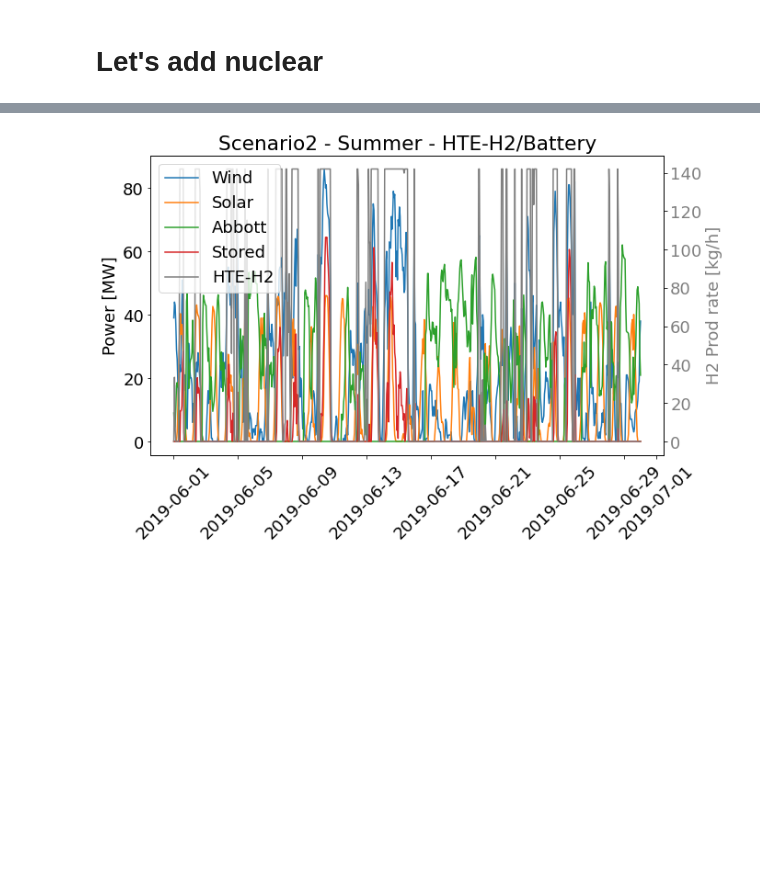
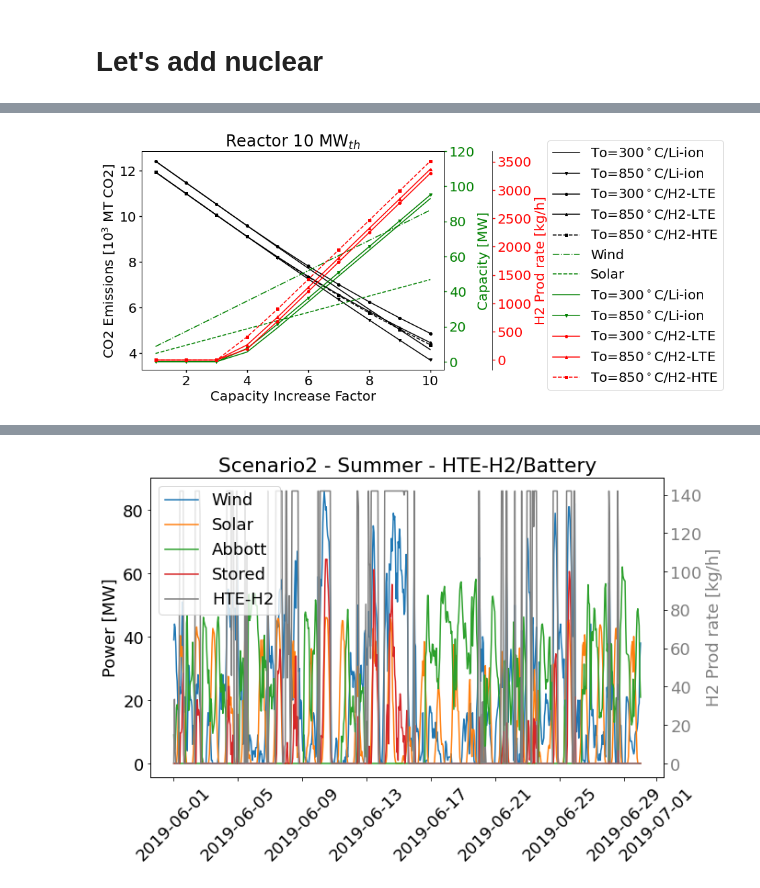
Before and after one commit to robfairh/uiuc-grid, a Jupyter notebook: alternative-summer.ipynb, the cells around one changed output, grey strips where cells are left out. Saved outputs shown, nothing was run; the diff lists cells and outputs as text; code cells hidden in the pictures; blank space fills up the shorter version.

```diff
--- a/alternative-summer.ipynb
+++ b/alternative-summer.ipynb
@@ -681,0 +726,53 @@ plt.savefig('report/scenario2-summerB', dpi=300, bbox_inches="tight")
+# %%
+fig, host = plt.subplots()
+fig.subplots_adjust(right=0.75)
+
+par1 = host.twinx()
+par2 = host.twinx()
+
+par2.spines["right"].set_position(("axes", 1.16))
+par2.spines["right"].set_visible(True)
+
+msize = 4
+
+p1, = host.plot(np.arange(1, 11), r1_battery1_co2, 'k-', label=r'To=300$^\circ$C/Li-ion')
+p2, = host.plot(np.arange(1, 11), r1_battery2_co2, 'k', marker='v', markersize=msize, label=r'To=850$^\circ$C/Li-ion')
+
+p3, = host.plot(np.arange(1, 11), r1_lte1_co2, 'k', marker='o', markersize=msize, label=r'To=300$^\circ$C/H2-LTE')
+p4, = host.plot(np.arange(1, 11), r1_lte2_co2, 'k', marker='^', markersize=msize, label=r'To=850$^\circ$C/H2-LTE')
+p5, = host.plot(np.arange(1, 11), r1_hte_co2, 'k--', marker='s', markersize=msize, label=r'To=850$^\circ$C/H2-HTE')
+
+p6, = par1.plot(np.arange(1, 11), wind_cap, "g-.", label="Wind")
+p7, = par1.plot(np.arange(1, 11), solar_cap, "g--", label="Solar")
+p8, = par1.plot(np.arange(1, 11), r1_battery_cap1, "g-", label=r'To=300$^\circ$C/Li-ion')
+p9, = par1.plot(np.arange(1, 11), r1_battery_cap2, "g", marker='v', markersize=msize, label=r'To=850$^\circ$C/Li-ion')
+
+p10, = par2.plot(np.arange(1, 11), r1_hydrogen_rate1, "r", marker='o', markersize=msize, label=r'To=300$^\circ$C/H2-LTE')
+p11, = par2.plot(np.arange(1, 11), r1_hydrogen_rate2, "r", marker='^', markersize=msize, label=r'To=850$^\circ$C/H2-LTE')
+p12, = par2.plot(np.arange(1, 11), r1_hydrogen_rate3, "r--", marker='s', markersize=msize, label=r'To=850$^\circ$C/H2-HTE')
+
+host.set_ylabel(r'CO2 Emissions [10$^3$ MT CO2]')
+host.set_xlabel('Capacity Increase Factor')
+par1.set_ylabel('Capacity [MW]')
+par2.set_ylabel('H2 Prod rate [kg/h]')
+
+par1.set_ylim(top=120)
+
+host.yaxis.label.set_color(p1.get_color())
+par1.yaxis.label.set_color(p6.get_color())
+par2.yaxis.label.set_color(p10.get_color())
+
+tkw = dict(size=4, width=1.4)
+host.tick_params(axis='y', colors=p1.get_color(), **tkw)
+par1.tick_params(axis='y', colors=p6.get_color(), **tkw)
+par2.tick_params(axis='y', colors=p10.get_color(), **tkw)
+host.tick_params(axis='x', **tkw)
+
+lines = [p1, p2, p3, p4, p5, p6, p7, p8, p9, p10, p11, p12]
+
+host.legend(lines, [l.get_label() for l in lines], loc='upper left', bbox_to_anchor=(1.32, 1.08))
+plt.title(r'Reactor 10 MW$_{th}$')
+# plt.savefig('scenario2-10-summer-emissions', dpi=300, bbox_inches="tight")
+plt.show()
+# %% [output]
+[figure, added]
```
Also changed, not shown: parts of 8 cells of this notebook, 3 other files.
